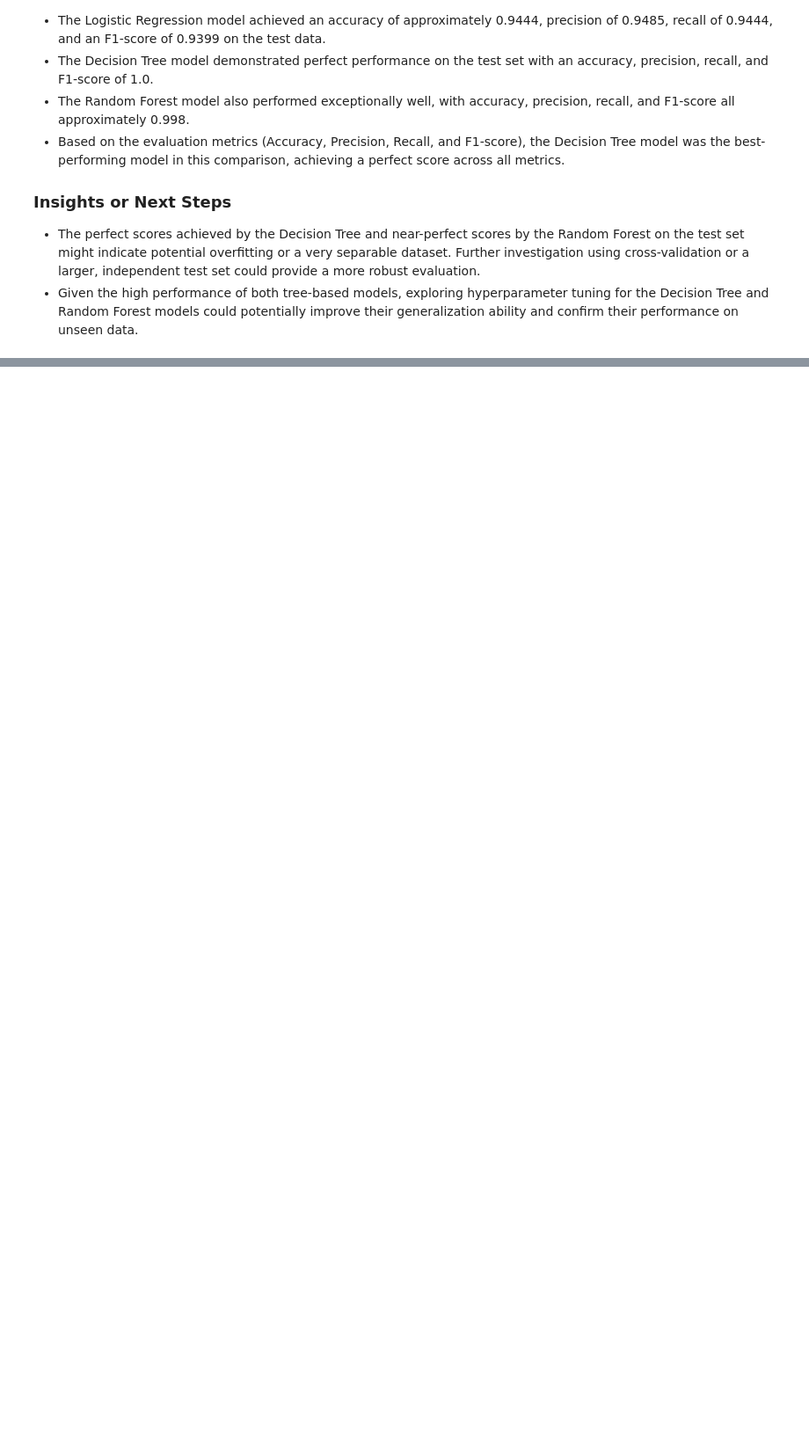
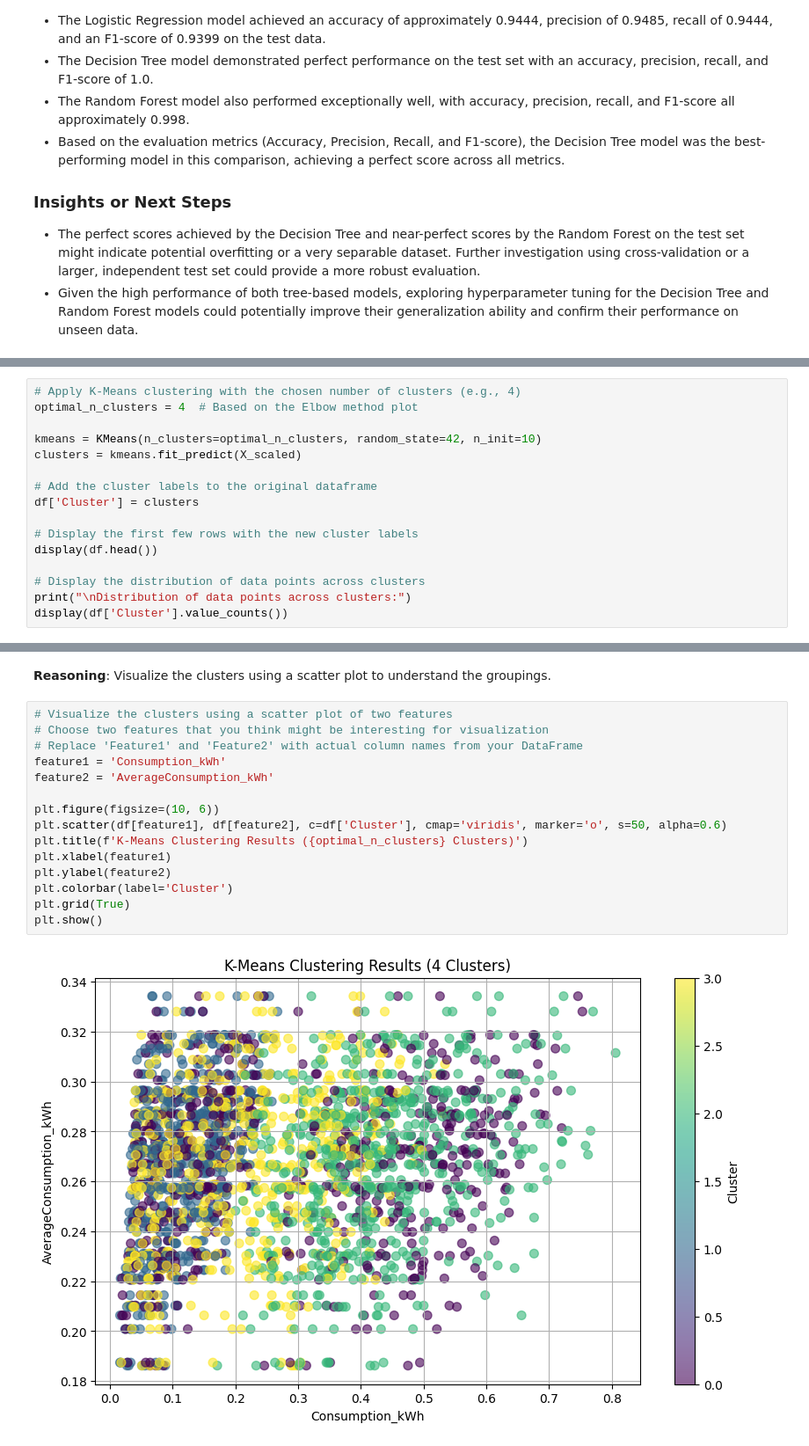
Before and after one commit to janhavi-lab/GreenTechi, a Jupyter notebook: Electricity.ipynb, the cells around one changed output, grey strips where cells are left out. Shown: that part at 88% size. Cells and saved outputs as stored; diff of their text form; blank space fills up the shorter version.

```diff
--- a/Electricity.ipynb
+++ b/Electricity.ipynb
@@ -351,0 +512,16 @@ Overall best model based on F1-score: Decision Tree
+# %%
+# Apply K-Means clustering with the chosen number of clusters (e.g., 4)
+optimal_n_clusters = 4  # Based on the Elbow method plot
+
+kmeans = KMeans(n_clusters=optimal_n_clusters, random_state=42, n_init=10)
+clusters = kmeans.fit_predict(X_scaled)
+
+# Add the cluster labels to the original dataframe
+df['Cluster'] = clusters
+
+# Display the first few rows with the new cluster labels
+display(df.head())
+
+# Display the distribution of data points across clusters
+print("\nDistribution of data points across clusters:")
+display(df['Cluster'].value_counts())
@@ -351,0 +548,20 @@ Overall best model based on F1-score: Decision Tree
+# %% [markdown]
+**Reasoning**:
+Visualize the clusters using a scatter plot to understand the groupings.
+# %%
+# Visualize the clusters using a scatter plot of two features
+# Choose two features that you think might be interesting for visualization
+# Replace 'Feature1' and 'Feature2' with actual column names from your DataFrame
+feature1 = 'Consumption_kWh'
+feature2 = 'AverageConsumption_kWh'
+
+plt.figure(figsize=(10, 6))
+plt.scatter(df[feature1], df[feature2], c=df['Cluster'], cmap='viridis', marker='o', s=50, alpha=0.6)
+plt.title(f'K-Means Clustering Results ({optimal_n_clusters} Clusters)')
+plt.xlabel(feature1)
+plt.ylabel(feature2)
+plt.colorbar(label='Cluster')
+plt.grid(True)
+plt.show()
+# %% [output]
+[figure, added]
```
Also changed, not shown: parts of 29 cells of this notebook.
